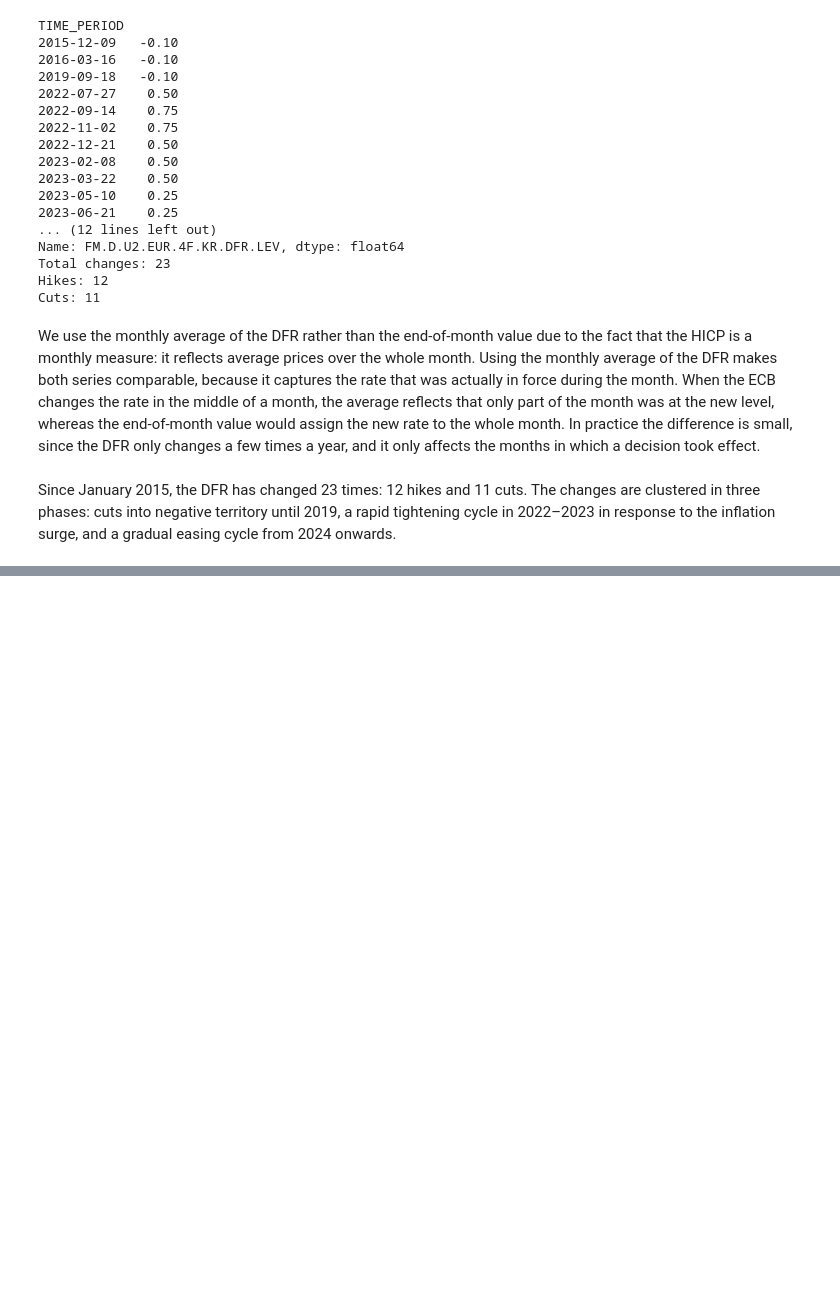
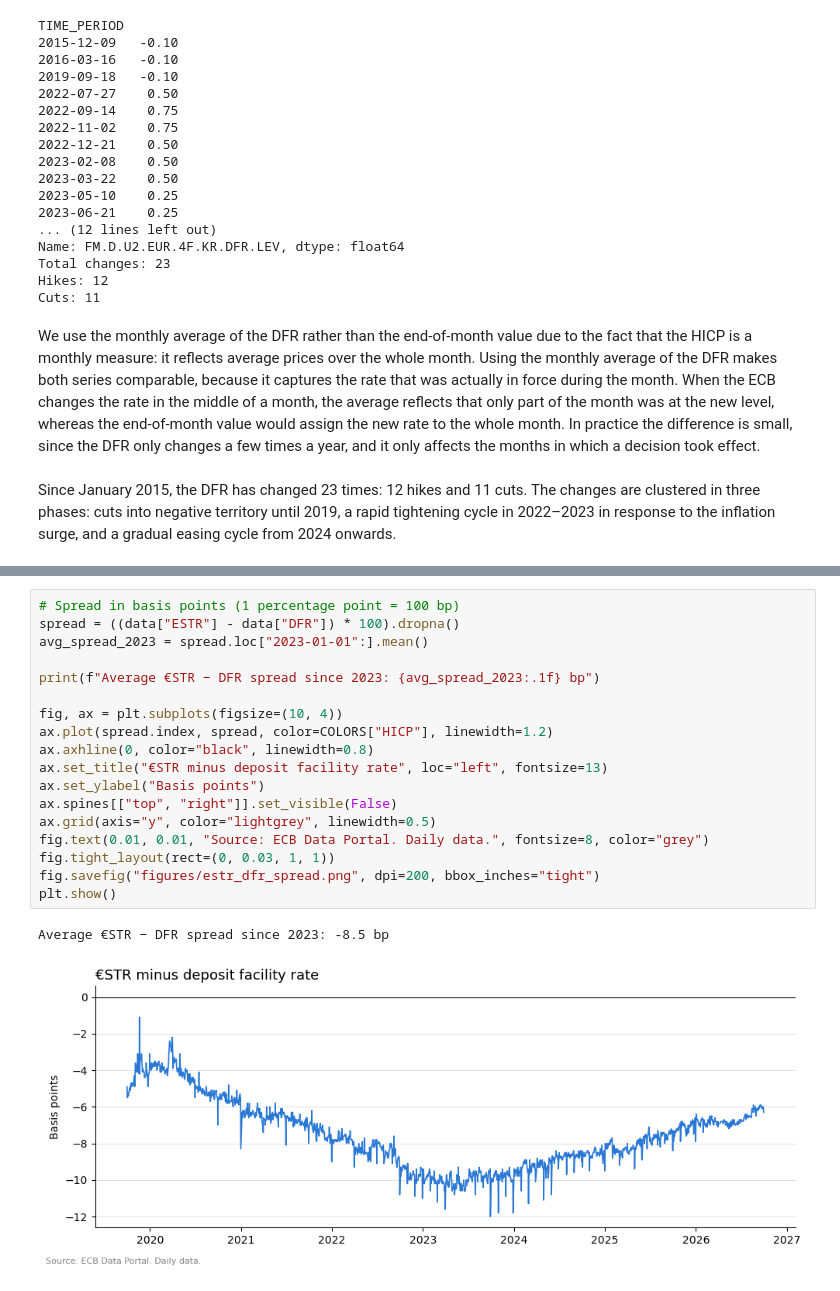
Before and after one commit to marcferrerp/ecb-monetary-policy-response, a Jupyter notebook: ecb_monetary_policy_response.ipynb, the cells around one changed output, grey strips where cells are left out. Drawn from its saved outputs; the diff is of its cells as text; blank space fills up the shorter version.

```diff
--- a/ecb_monetary_policy_response.ipynb
+++ b/ecb_monetary_policy_response.ipynb
@@ -114,0 +258,21 @@ Since January 2015, the DFR has changed 23 times: 12 hikes and 11 cuts. The chan
+# %%
+# Spread in basis points (1 percentage point = 100 bp)
+spread = ((data["ESTR"] - data["DFR"]) * 100).dropna()
+avg_spread_2023 = spread.loc["2023-01-01":].mean()
+
+print(f"Average €STR − DFR spread since 2023: {avg_spread_2023:.1f} bp")
+
+fig, ax = plt.subplots(figsize=(10, 4))
+ax.plot(spread.index, spread, color=COLORS["HICP"], linewidth=1.2)
+ax.axhline(0, color="black", linewidth=0.8)
+ax.set_title("€STR minus deposit facility rate", loc="left", fontsize=13)
+ax.set_ylabel("Basis points")
+ax.spines[["top", "right"]].set_visible(False)
+ax.grid(axis="y", color="lightgrey", linewidth=0.5)
+fig.text(0.01, 0.01, "Source: ECB Data Portal. Daily data.", fontsize=8, color="grey")
+fig.tight_layout(rect=(0, 0.03, 1, 1))
+fig.savefig("figures/estr_dfr_spread.png", dpi=200, bbox_inches="tight")
+plt.show()
+# %% [output]
+Average €STR − DFR spread since 2023: -8.5 bp
+[figure, added]
```
Also changed, not shown: parts of 9 cells of this notebook, 1 other file.
